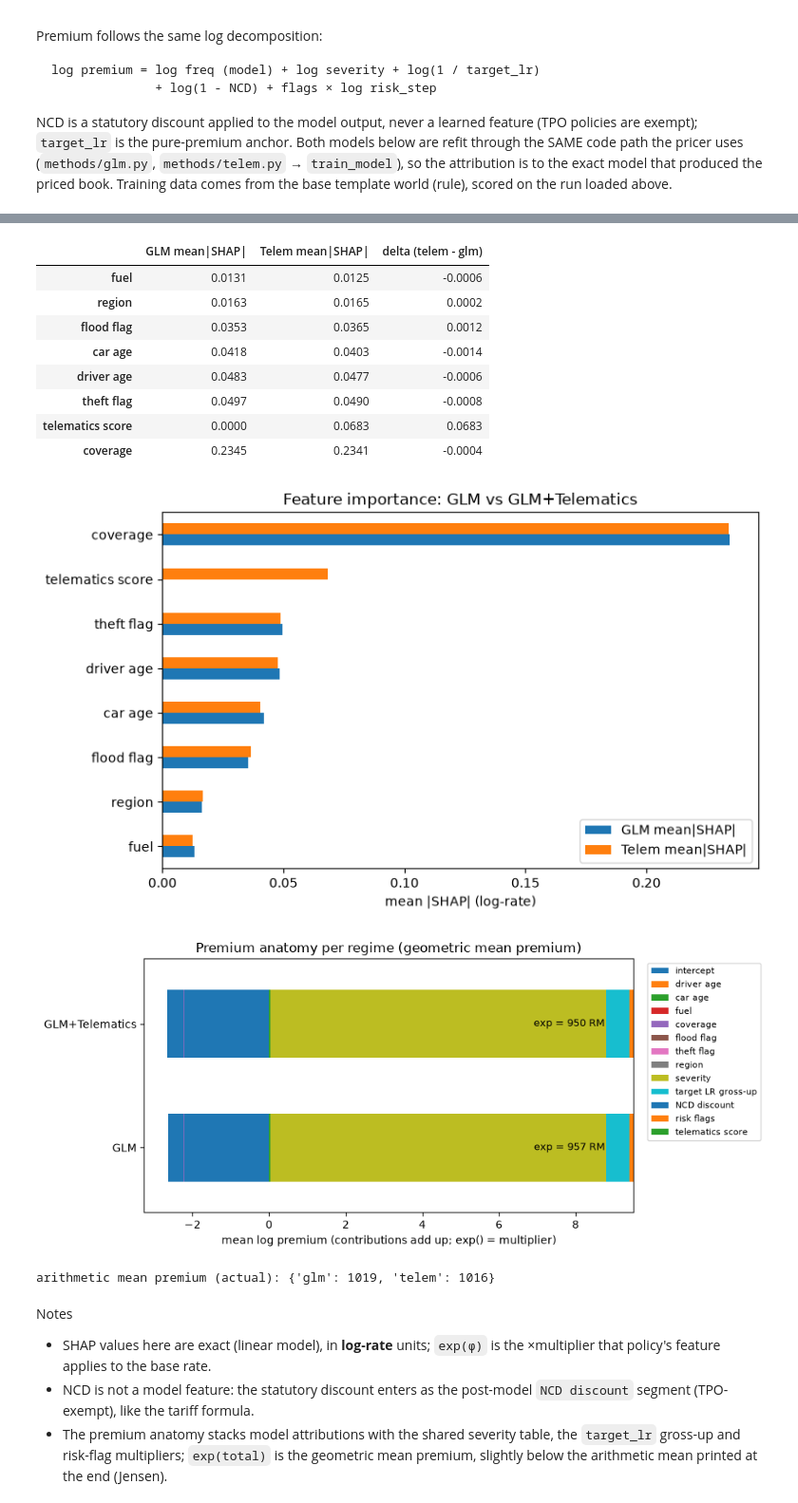
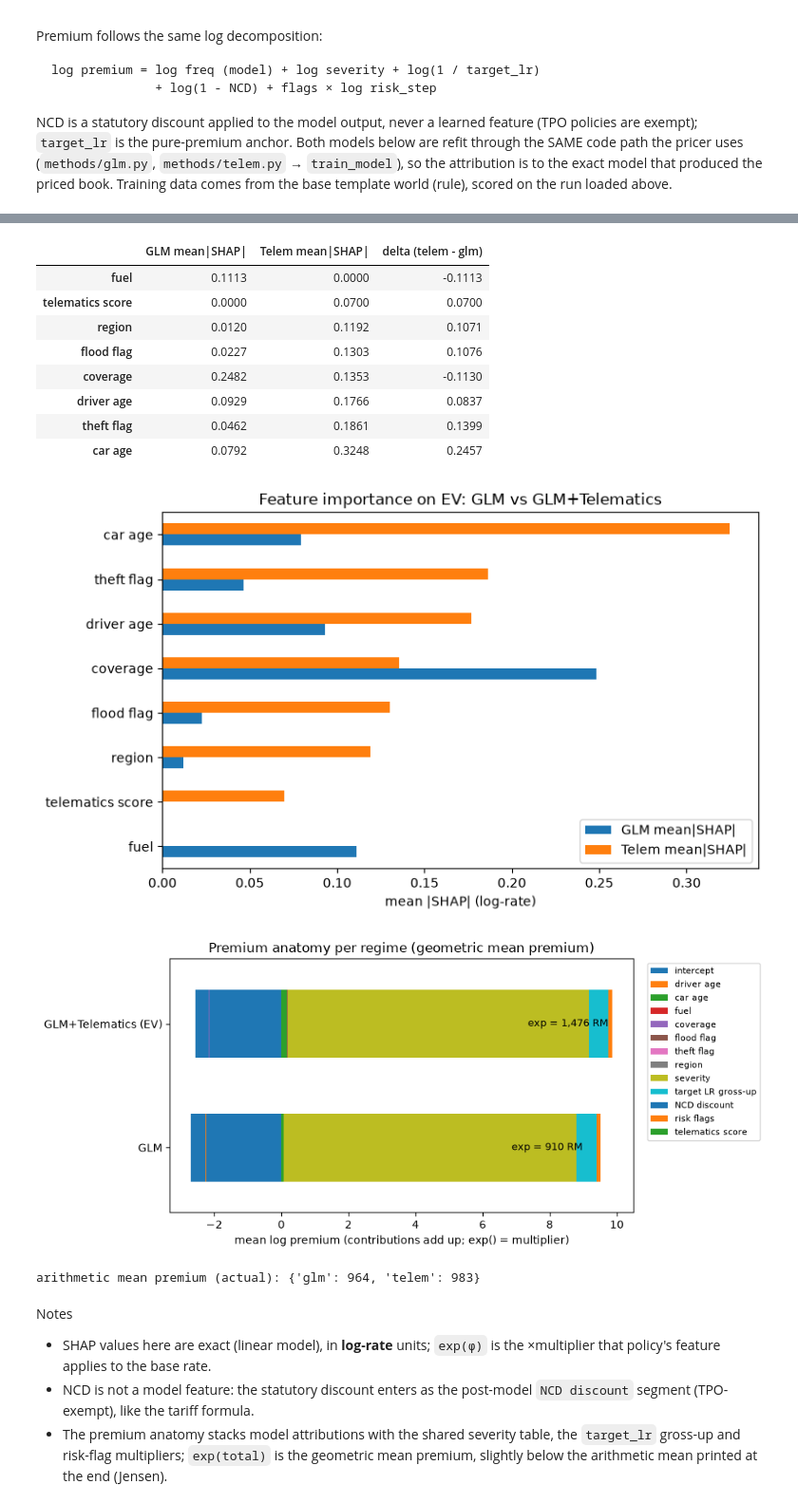
Before and after one commit to QHao-SOLID/MET-X, a Jupyter notebook: simulation/analysis.ipynb, the cells around one changed output, grey strips where cells are left out. Shown at 95% size. Cells and saved outputs as stored; diff of their text form; code cells hidden in the pictures.

```diff
--- a/simulation/analysis.ipynb
+++ b/simulation/analysis.ipynb
@@ -606,12 +621,12 @@ mean log-rate  GLM -2.186  telem -2.193
 # %%
-def explanation(model_phi, base, disp):
-    return shap.Explanation(values=model_phi.values[SAMPLE],
-                            base_values=np.full(len(SAMPLE), base),
-                            data=disp.values[SAMPLE], feature_names=list(disp.columns))
+def explanation(model_phi, base, disp, sample):
+    return shap.Explanation(values=model_phi.values[sample],
+                            base_values=np.full(len(sample), base),
+                            data=disp.values[sample], feature_names=list(disp.columns))
 
-for label, phi, base, disp in (('GLM', phi_g, base_g, disp_g),
-                               ('GLM+Telematics', phi_t, base_t, disp_t)):
-    exp = explanation(phi, base, disp)
+for label, phi, base, disp, sample in (('GLM', phi_g, base_g, disp_g, SAMPLE_G),
+                                       ('GLM+Telematics (EV)', phi_t, base_t, disp_t, SAMPLE_T)):
+    exp = explanation(phi, base, disp, sample)
     fig = plt.figure(figsize=(9, 4.8))
     shap.plots.beeswarm(exp, max_display=9, show=False)
     plt.title(f'{label}: SHAP beeswarm (log-rate; colour = feature value)')
@@ -628,11 +643,12 @@ for label, phi, base, disp in (('GLM', phi_g, base_g, disp_g),
 # %%
 # Dependence: how single features move the log-rate (telem model for the score).
-for label, phi, disp in (('GLM+Telematics', phi_t, disp_t), ('GLM', phi_g, disp_g)):
+for label, phi, disp, sample in (('GLM+Telematics (EV)', phi_t, disp_t, SAMPLE_T),
+                                 ('GLM', phi_g, disp_g, SAMPLE_G)):
     for feature in ('telematics score', 'car age'):
         if feature not in disp.columns:
             continue
         fig = plt.figure(figsize=(7, 3.6))
-        shap.dependence_plot(feature, phi.values[SAMPLE], disp.iloc[SAMPLE], interaction_index=None, show=False)
+        shap.dependence_plot(feature, phi.values[sample], disp.iloc[sample], interaction_index=None, show=False)
         plt.title(f'{label}: {feature}')
         plt.tight_layout(); plt.show()
 # %% [output]
@@ -645,13 +661,13 @@ for label, phi, disp in (('GLM+Telematics', phi_t, disp_t), ('GLM', phi_g, disp_
 # %%
-# Waterfall: the riskiest and the safest policies in the plot sample (telem model).
-lp_t = X_t.to_numpy(dtype=float) @ model_t.coef_ + model_t.intercept_
-hi, lo = SAMPLE[int(np.argmax(lp_t[SAMPLE]))], SAMPLE[int(np.argmin(lp_t[SAMPLE]))]
+# Waterfall: the riskiest and the safest EV policies in the plot sample (telem model).
+lp_t = X_t.to_numpy(dtype=float) @ ev_model_t.coef_ + ev_model_t.intercept_
+hi, lo = SAMPLE_T[int(np.argmax(lp_t[SAMPLE_T]))], SAMPLE_T[int(np.argmin(lp_t[SAMPLE_T]))]
 for idx, tag in ((hi, 'highest predicted frequency'), (lo, 'lowest predicted frequency')):
     exp_row = shap.Explanation(values=phi_t.values[idx], base_values=base_t,
                                data=disp_t.values[idx],
                                feature_names=list(disp_t.columns))
     fig = plt.figure(figsize=(9, 4.2))
     shap.plots.waterfall(exp_row, max_display=9, show=False)
-    plt.title(f'GLM+Telematics — {tag} (log-rate contributions)')
+    plt.title(f'GLM+Telematics (EV) — {tag} (log-rate contributions)')
     plt.tight_layout(); plt.show()
 # %% [output]
@@ -660,6 +676,7 @@ for idx, tag in ((hi, 'highest predicted frequency'), (lo, 'lowest predicted fre
 # %%
-# How do attributions shift when telematics_score joins the model?
-mg = phi_g.abs().mean().rename(index=FEAT_NAME)
+# How do attributions shift when telematics_score joins the model (EV rows only)?
+ev_mask = raw.VEHICLE_TYPE.values == 'EV'
+mg = phi_g[ev_mask].abs().mean().rename(index=FEAT_NAME)
 mt = phi_t.abs().mean().rename(index=FEAT_NAME)
 tab = pd.DataFrame({'GLM mean|SHAP|': mg, 'Telem mean|SHAP|': mt}).fillna(0.0)
 tab['delta (telem - glm)'] = tab['Telem mean|SHAP|'] - tab['GLM mean|SHAP|']
@@ -667,57 +684,59 @@ tab = tab.sort_values('Telem mean|SHAP|', ascending=True)
 display(tab.round(4))
 ax = tab[['GLM mean|SHAP|', 'Telem mean|SHAP|']].plot.barh(figsize=(8, 4.8))
 ax.set_xlabel('mean |SHAP| (log-rate)')
-ax.set_title('Feature importance: GLM vs GLM+Telematics')
+ax.set_title('Feature importance on EV: GLM vs GLM+Telematics')
 plt.tight_layout(); plt.show()
 # %% [output]
 |  | GLM mean|SHAP| | Telem mean|SHAP| | delta (telem - glm) |
-| fuel | 0.0131 | 0.0125 | -0.0006 |
-| region | 0.0163 | 0.0165 | 0.0002 |
-| flood flag | 0.0353 | 0.0365 | 0.0012 |
-| car age | 0.0418 | 0.0403 | -0.0014 |
-| driver age | 0.0483 | 0.0477 | -0.0006 |
-| theft flag | 0.0497 | 0.0490 | -0.0008 |
-| telematics score | 0.0000 | 0.0683 | 0.0683 |
-| coverage | 0.2345 | 0.2341 | -0.0004 |
+| fuel | 0.1113 | 0.0000 | -0.1113 |
+| telematics score | 0.0000 | 0.0700 | 0.0700 |
+| region | 0.0120 | 0.1192 | 0.1071 |
+| flood flag | 0.0227 | 0.1303 | 0.1076 |
+| coverage | 0.2482 | 0.1353 | -0.1130 |
+| driver age | 0.0929 | 0.1766 | 0.0837 |
+| theft flag | 0.0462 | 0.1861 | 0.1399 |
+| car age | 0.0792 | 0.3248 | 0.2457 |
-[figure, old version]
+[figure, new version]
 # %%
 # Premium anatomy: mean log-premium split into model attributions + severity,
 # target-LR gross-up, the post-model NCD discount and risk flags
 # (exp() of each part reads as a multiplier).
-def anatomy(label, phi, base, model, card, sev, covsev, flags):
+def anatomy(label, phi, base, model, card, sev, covsev, flags, data):
     parts = {'intercept': base, **{FEAT_NAME[c]: float(phi[c].mean()) for c in phi.columns}}
-    parts['severity'] = float(np.log(severity_by_row(raw, sev, covsev)).mean())
+    parts['severity'] = float(np.log(severity_by_row(data, sev, covsev)).mean())
     parts['target LR gross-up'] = float(np.log(1.0 / card.target_lr))
-    ncd_keep = np.where(raw['COVERAGE_TYPE'].values == 'TPO', 1.0,
-                        1 - raw['NCD_LEVEL'].values)
+    ncd_keep = np.where(data['COVERAGE_TYPE'].values == 'TPO', 1.0,
+                        1 - data['NCD_LEVEL'].values)
     parts['NCD discount'] = float(np.log(ncd_keep).mean())
     parts['risk flags'] = float(flags.mean())
     total = sum(parts.values())
-    log_prem = float((np.log(model.predict(encode_features(raw, list(phi.columns)))
-                             * severity_by_row(raw, sev, covsev) / card.target_lr * ncd_keep)
+    log_prem = float((np.log(model.predict(encode_features(data, list(phi.columns)))
+                             * severity_by_row(data, sev, covsev) / card.target_lr * ncd_keep)
                       + flags).mean())
     assert np.isclose(total, log_prem)
     return pd.Series(parts, name=label), total
 
 
 flags_count = raw['FLOOD_RISK'].values.astype(int) + raw['THEFT_RISK'].values.astype(int)
 flags_log = flags_count * np.log(card_g.risk_step)
-an_g, tot_g = anatomy('GLM', phi_g, base_g, model_g, card_g, sev_g, covsev_g, flags_log)
-an_t, tot_t = anatomy('GLM+Telematics', phi_t, base_t, model_t, card_t, sev_t, covsev_t, flags_log)
+an_g, tot_g = anatomy('GLM', phi_g, base_g, model_g, card_g, sev_g, covsev_g, flags_log, raw)
+ev_mask = raw.VEHICLE_TYPE.values == 'EV'
+an_t, tot_t = anatomy('GLM+Telematics (EV)', phi_t, base_t, ev_model_t, card_t, sev_t, covsev_t,
+                      flags_log[ev_mask], raw_ev)
 
 anat = pd.DataFrame([an_g, an_t]).fillna(0.0)
 ax = anat.plot.barh(stacked=True, figsize=(9.5, 4.2), width=0.55)
 ax.set_xlabel('mean log premium (contributions add up; exp() = multiplier)')
 ax.set_title('Premium anatomy per regime (geometric mean premium)')
 for y, tot in enumerate((tot_g, tot_t)):
     ax.text(tot + 0.05, y, f'exp = {np.exp(tot):,.0f} RM', va='center', fontsize=9)
 ax.legend(bbox_to_anchor=(1.02, 1), loc='upper left', fontsize=8)
 plt.tight_layout(); plt.show()
 print('arithmetic mean premium (actual):', {m: round(io.books_from_result(combined)[m].FINAL_PREMIUM_SST.mean())
       for m in ('glm', 'telem')})
 # %% [output]
-[figure, old version]
+[figure, new version]
-arithmetic mean premium (actual): {'glm': 1019, 'telem': 1016}
+arithmetic mean premium (actual): {'glm': 964, 'telem': 983}
 # %% [markdown]
 Notes
 
```
Also changed, not shown: parts of 22 cells of this notebook, 8 other files.
